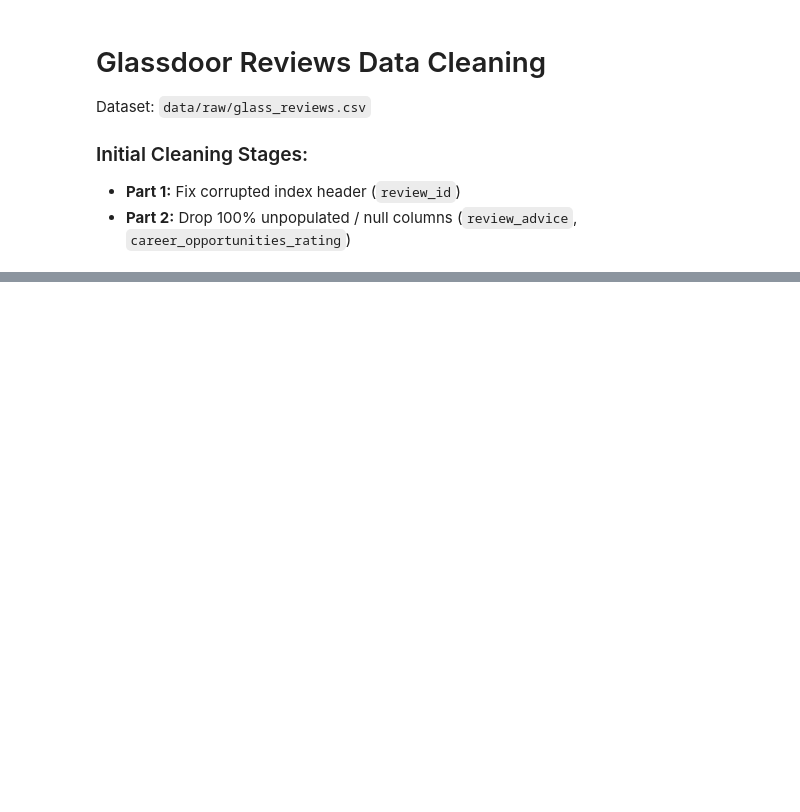
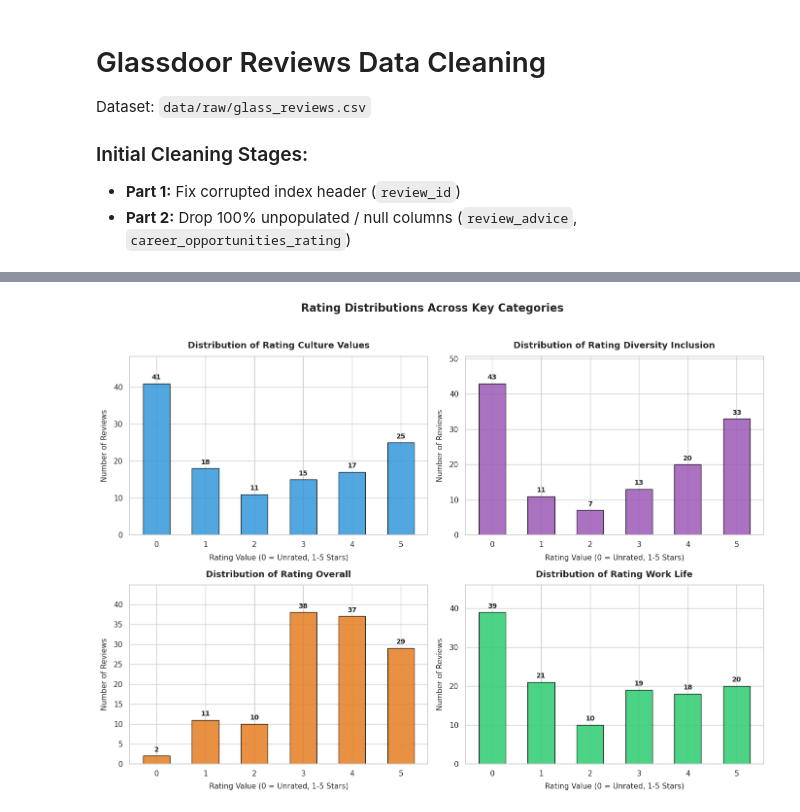
Before and after one commit to Joanachoong/Externship, a Jupyter notebook: src/notebook/glassdoor.ipynb, the cells around one changed output, grey strips where cells are left out. Drawn from its saved outputs; the diff is of its cells as text; code cells hidden in the pictures; blank space fills up the shorter version.

Commit message:
added glassdoor rating overall general view

```diff
--- a/src/notebook/glassdoor.ipynb
+++ b/src/notebook/glassdoor.ipynb
@@ -44,0 +177,21 @@ df
+# %%
+target_rating_cols = [
+    'rating_culture_values',
+    'rating_diversity_inclusion',
+    'rating_overall',
+    'rating_work_life'
+]
+
+# Call the reusable function to display all 4 columns side-by-side in a 2x2 grid
+fig, axes = plt.subplots(2, 2, figsize=(14, 10))
+axes = axes.flatten()
+colors = ['#3498db', '#9b59b6', '#e67e22', '#2ecc71']
+
+for i, col in enumerate(target_rating_cols):
+    plot_rating_bar_chart(df, col, color=colors[i], exclude_zero=False, ax=axes[i])
+
+plt.suptitle("Rating Distributions Across Key Categories", fontsize=16, fontweight='bold', y=1.02)
+plt.tight_layout()
+plt.show()
+# %% [output]
+[figure, added]
```
Also changed, not shown: parts of 7 cells of this notebook.
